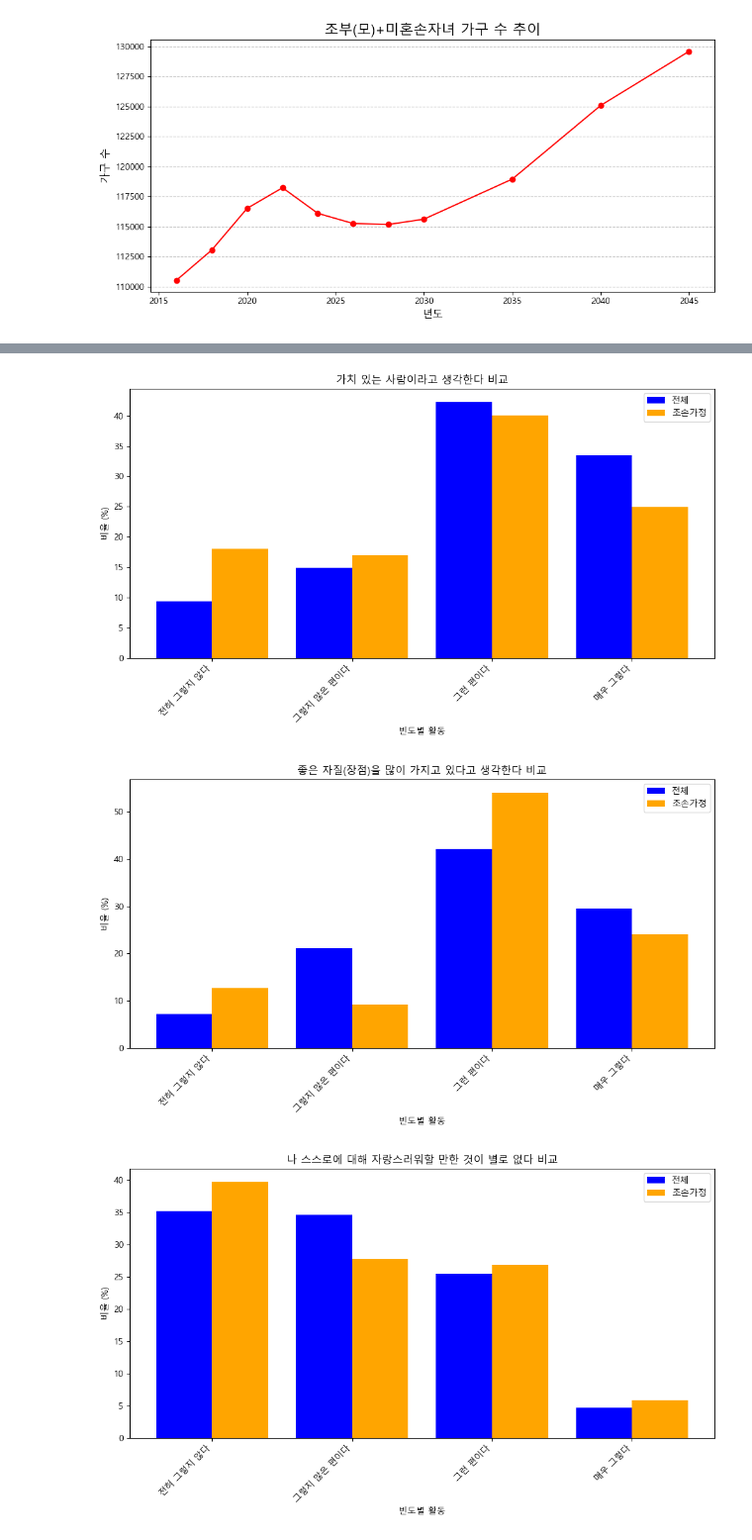
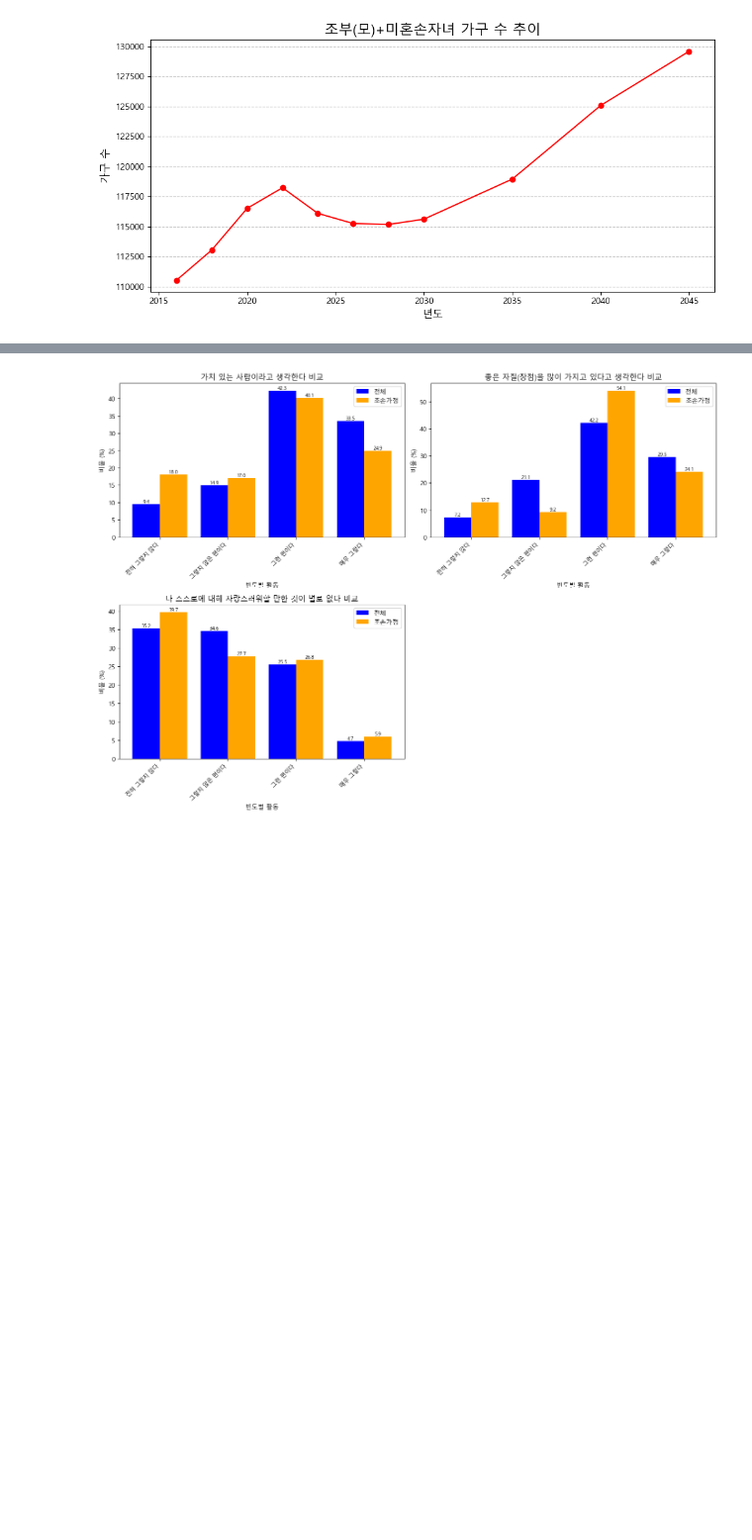
Before and after one commit to junyoungnnn/GroupStudy, a Jupyter notebook: 청소년데이터공모전/보고서용.ipynb, the cells around one changed output, grey strips where cells are left out. Shown: that part at 99% size. Drawn from its saved outputs; the diff is of its cells as text; code cells hidden in the pictures; blank space fills up the shorter version.

```diff
--- a/청소년데이터공모전/보고서용.ipynb
+++ b/청소년데이터공모전/보고서용.ipynb
@@ -125,7 +125,7 @@ for idx, (group, x_labels_fixed) in enumerate(categories_groups.items()):
     # 그래프 그리기
     x = range(len(x_labels_fixed))
     overall_bars = ax.bar([i - bar_width / 2 for i in x], overall_numeric, bar_width, label='전체', color='blue')
-    joson_bars = ax.bar([i + bar_width / 2 for i in x], joson_numeric, bar_width, label='조손가정', color='orange')
+    joson_bars = ax.bar([i + bar_width / 2 for i in x], joson_numeric, bar_width, label='한부모 및 조손가족', color='orange')
 
     # 수치값 표시
     for bar in overall_bars:
@@ -220,13 +236,23 @@ x = range(len(x_labels))
 plt.figure(figsize=(10, 6))
 bar_width = 0.4  # 막대 너비
 
-plt.bar([i - bar_width / 2 for i in x], overall_category, bar_width, label='전체', color='blue')
-plt.bar([i + bar_width / 2 for i in x], joson_category, bar_width, label='조손가정', color='orange')
+# 막대 생성
+overall_bars = plt.bar([i - bar_width / 2 for i in x], overall_category, bar_width, label='전체', color='blue')
+joson_bars = plt.bar([i + bar_width / 2 for i in x], joson_category, bar_width, label='한부모 및 조손가족', color='orange')
+
+# 막대 위에 값 표시
+for bar in overall_bars:
+    height = bar.get_height()
+    plt.text(bar.get_x() + bar.get_width() / 2, height, f'{height:.1f}', ha='center', va='bottom', fontsize=9)
+
+for bar in joson_bars:
+    height = bar.get_height()
+    plt.text(bar.get_x() + bar.get_width() / 2, height, f'{height:.1f}', ha='center', va='bottom', fontsize=9)
 
 plt.xticks(x, x_labels, rotation=45, ha='right', fontsize=10)
 plt.xlabel('응답 카테고리')
 plt.ylabel('비율 (%) / 평균 (점)')
-plt.title("전체와 조손가정 간 학업 성취도 비교")
+plt.title("학업 성취도 비교")
 plt.legend()
 plt.tight_layout()
 plt.show()
@@ -243,52 +269,71 @@ import matplotlib.pyplot as plt
 overall_data = data[data['응답자유형별(2)'].str.contains('소계', na=False)]
 joson_data = data[data['응답자유형별(2)'].str.contains('조손가정', na=False)]
 
-# 특성 그룹 생성 (6개로 분류)
+# 특성 그룹 생성
 categories_groups = {
     "가치 있는 사람이라고 생각한다": [
         "전혀 그렇지 않다",
         "그렇지 않은 편이다",
         "그런 편이다",
         "매우 그렇다"
     ],
     "좋은 자질(장점)을 많이 가지고 있다고 생각한다": [
         "전혀 그렇지 않다",
         "그렇지 않은 편이다",
         "그런 편이다",
         "매우 그렇다"
     ],
     "나 스스로에 대해 자랑스러워할 만한 것이 별로 없다": [
         "전혀 그렇지 않다",
         "그렇지 않은 편이다",
         "그런 편이다",
         "매우 그렇다"
     ]
 }
 
-# 각 특성별로 그래프 생성
-for group, x_labels_fixed in categories_groups.items():
+# 그래프 생성: subplot 사용
+fig, axes = plt.subplots(nrows=len(categories_groups) // 2 + len(categories_groups) % 2, ncols=2, figsize=(14, 10))
+axes = axes.flatten()  # 플랫하게 만들어 쉽게 접근
+
+for idx, (group, x_labels_fixed) in enumerate(categories_groups.items()):
     # 해당 그룹에 포함된 열만 추출
     group_columns = [col for col in data.columns if group in col]
 
     # 수치 데이터만 추출
     overall_numeric = overall_data[group_columns].apply(pd.to_numeric, errors='coerce').mean()
     joson_numeric = joson_data[group_columns].apply(pd.to_numeric, errors='coerce').mean()
 
     # 그래프 그리기
     x = range(len(x_labels_fixed))
-    plt.figure(figsize=(10, 6))
+    ax = axes[idx]
     bar_width = 0.4  # 막대 너비
-    plt.bar([i - bar_width / 2 for i in x], overall_numeric, bar_width, label='전체', color='blue')
-    plt.bar([i + bar_width / 2 for i in x], joson_numeric, bar_width, label='조손가정', color='orange')
 
-    plt.xticks(x, x_labels_fixed, rotation=45, ha='right', fontsize=10)
-    plt.xlabel('빈도별 활동')
-    plt.ylabel('비율 (%)')
-    plt.title(f'{group} 비교')
-    plt.legend()
-    plt.tight_layout()
-    plt.show()
+    # 막대 생성
+    overall_bars = ax.bar([i - bar_width / 2 for i in x], overall_numeric, bar_width, label='전체', color='blue')
+    joson_bars = ax.bar([i + bar_width / 2 for i in x], joson_numeric, bar_width, label='조손가정', color='orange')
+
+    # 막대 위에 값 표시
+    for bar in overall_bars:
+        height = bar.get_height()
+        ax.text(bar.get_x() + bar.get_width() / 2, height, f'{height:.1f}', ha='center', va='bottom', fontsize=8)
+
+    for bar in joson_bars:
+        height = bar.get_height()
+        ax.text(bar.get_x() + bar.get_width() / 2, height, f'{height:.1f}', ha='center', va='bottom', fontsize=8)
+
+    # 축 및 제목 설정
+    ax.set_xticks(x)
+    ax.set_xticklabels(x_labels_fixed, rotation=45, ha='right', fontsize=9)
+    ax.set_xlabel('빈도별 활동')
+    ax.set_ylabel('비율 (%)')
+    ax.set_title(f'{group} 비교')
+    ax.legend()
+
+# 빈 subplot 숨기기
+for i in range(len(categories_groups), len(axes)):
+    fig.delaxes(axes[i])
+
+plt.tight_layout()
+plt.show()
 # %% [output]
-[figure, old version]
+[figure, new version]
-[figure, removed]
-[figure, removed]
```
Also changed, not shown: parts of 3 cells of this notebook, 1 other file.
